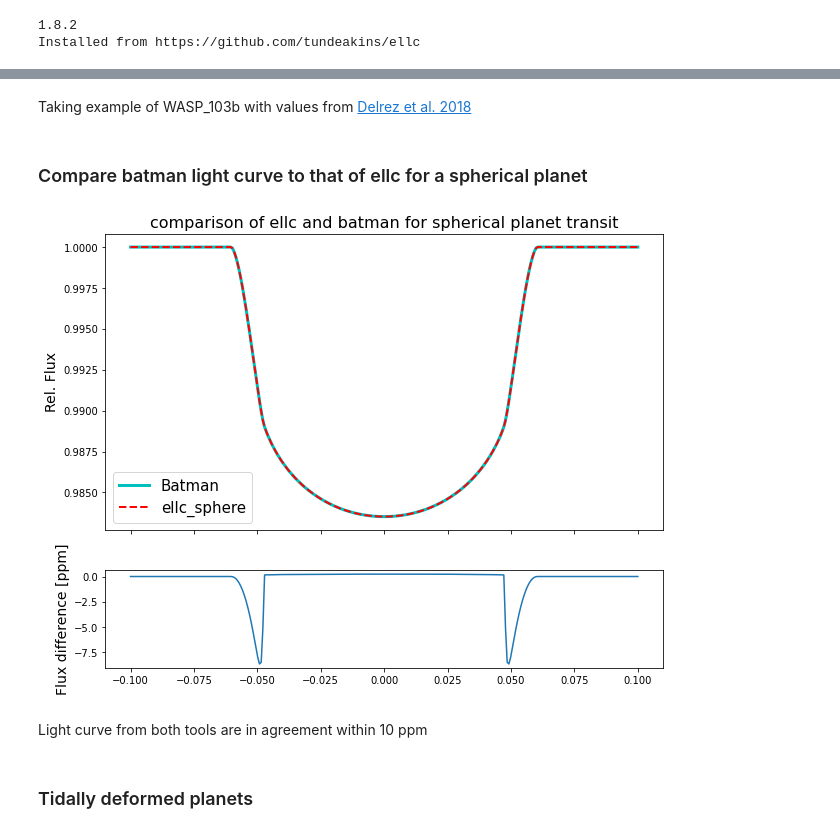
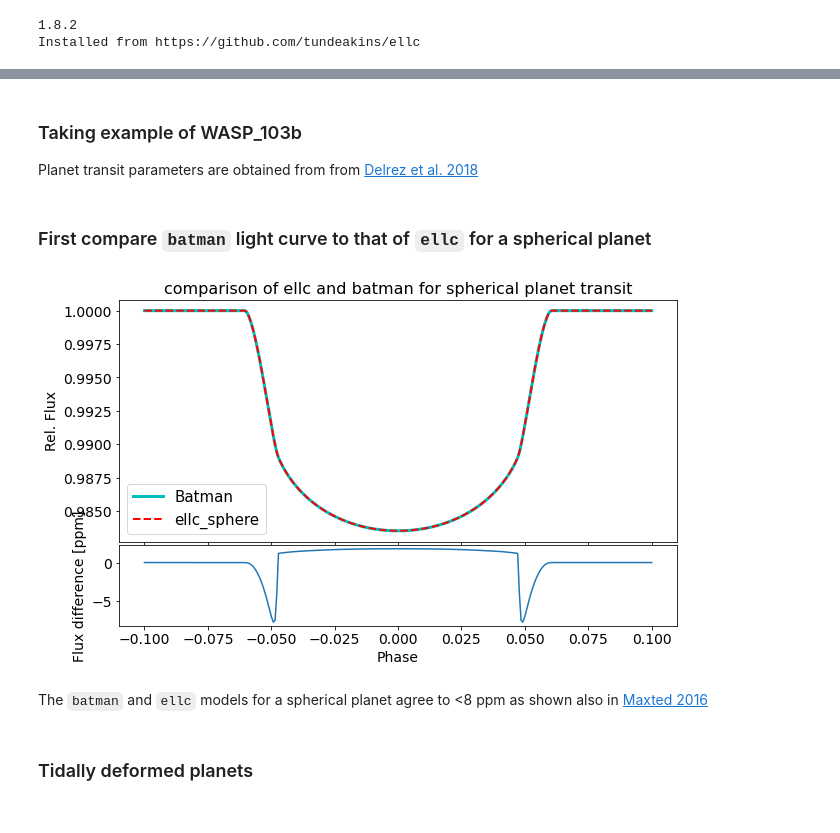
Before and after one commit to tundeakins/ellc, a Jupyter notebook: ellc_love_example.ipynb, the cells around one changed output, grey strips where cells are left out. Saved outputs shown, nothing was run; the diff lists cells and outputs as text; code cells hidden in the pictures.

```diff
--- a/ellc_love_example.ipynb
+++ b/ellc_love_example.ipynb
@@ -9,6 +9,9 @@ import astropy.constants as c
 import astropy.units as u
 import Planet_tools as pt
 %matplotlib inline
+
+plt.rc('ytick', labelsize=14)
+plt.rc('xtick', labelsize=14)
 # %%
 print(ellc.__version__)
 print("Installed from https://github.com/tundeakins/ellc")
@@ -18,5 +31,7 @@ Installed from https://github.com/tundeakins/ellc
 # %% [markdown]
-Taking example of WASP_103b with values from [Delrez et al. 2018](https://arxiv.org/pdf/1711.02566.pdf)
+### Taking example of WASP_103b
+
+Planet transit parameters are obtained from from [Delrez et al. 2018](https://arxiv.org/pdf/1711.02566.pdf)
 # %%
 P = 0.92554517                                     #days
 t0 = 0                                             #mid transit time
@@ -32,7 +48,7 @@ qmass = Mp/Mst                                     #ratio of planet to stellar m
 
 phases=np.linspace(-0.1,0.1,300)                   #transit phases to calculate flux
 # %% [markdown]
-### Compare batman light curve to that of ellc for a spherical planet
+### First compare `batman` light curve to that of `ellc` for a spherical planet
 # %%
 #generate transit light curve using batman
 
@@ -51,33 +67,34 @@ params.limb_dark = "quadratic"      #limb darkening model
 m = batman.TransitModel(params, phases, max_err=0.001)   #initializes model
 flux_batman = m.light_curve(params)  #calculates light curve
 # %%
-#for ellc
+#for ellc, where both star and planet shapes are set to sphere
+
 r_1 = 1/aR    #radius of star in units of the semimajor axes
 r_2 = Rv/aR   #radius of the planet in units of the semimajor axis
 
-ellc_sphere = ellc.lc(phases, t_zero=t0, radius_1=r_1, radius_2=r_2, incl=inc, sbratio=0,
-                      ld_1="quad", ldc_1=ldc_1, shape_1='sphere', shape_2='sphere',
-                      grid_1="very_fine", grid_2="very_fine")
-
-#ellc_def_hf0 = ellc.lc(phases, t_zero=t0, radius_1=r_1, radius_2=r_2, incl=inc, sbratio=0,
-#                      ld_1="quad", ldc_1=ldc_1, shape_1='sphere', shape_2='love',
-#                      grid_1="very_fine", grid_2="very_fine", hf_2=0, q=qmass)
+ellc_sphere = ellc.lc(phases, t_zero=t0, period=1,
+                      radius_1=r_1, radius_2=r_2,
+                      incl=inc, sbratio=0,
+                      ld_1="quad", ldc_1=ldc_1)
 # %%
-fig, ax = plt.subplots(2,1,figsize=(10,8), gridspec_kw={"height_ratios": (3,1)},sharex=True)
+fig, ax = plt.subplots(2,1,figsize=(10,6), gridspec_kw={"height_ratios": (3,1)},sharex=True)
+
 ax[0].plot(phases, flux_batman, "c",lw=3,label="Batman")
 ax[0].plot(phases, ellc_sphere, "r--",lw=2,label="ellc_sphere")
 ax[0].set_ylabel("Rel. Flux",fontsize=14)
 ax[0].set_title("comparison of ellc and batman for spherical planet transit",fontsize=16)
 ax[0].legend(fontsize=15)
 
 ax[1].plot(phases, 1e6*(ellc_sphere-flux_batman))
-#ax[1].plot(phases, 1e6*(ellc_def_hf0-flux_batman))
 
 ax[1].set_ylabel("Flux difference [ppm]",fontsize=14);
+ax[1].set_xlabel("Phase",fontsize=14);
+
+plt.subplots_adjust(hspace=0.02)
 # %% [output]
-[figure, old version]
+[figure, new version]
-# %% [markdown]
-Light curve from both tools are in agreement within 10 ppm
+# %% [markdown]
+The `batman`  and `ellc` models for a spherical planet agree to <8 ppm as shown also in [Maxted 2016](https://www.aanda.org/articles/aa/full_html/2016/07/aa28579-16/aa28579-16.html)
 # %% [markdown]
 ### Tidally deformed planets
 # %% [markdown]
```
Also changed, not shown: parts of 38 cells of this notebook, 4 other files.
